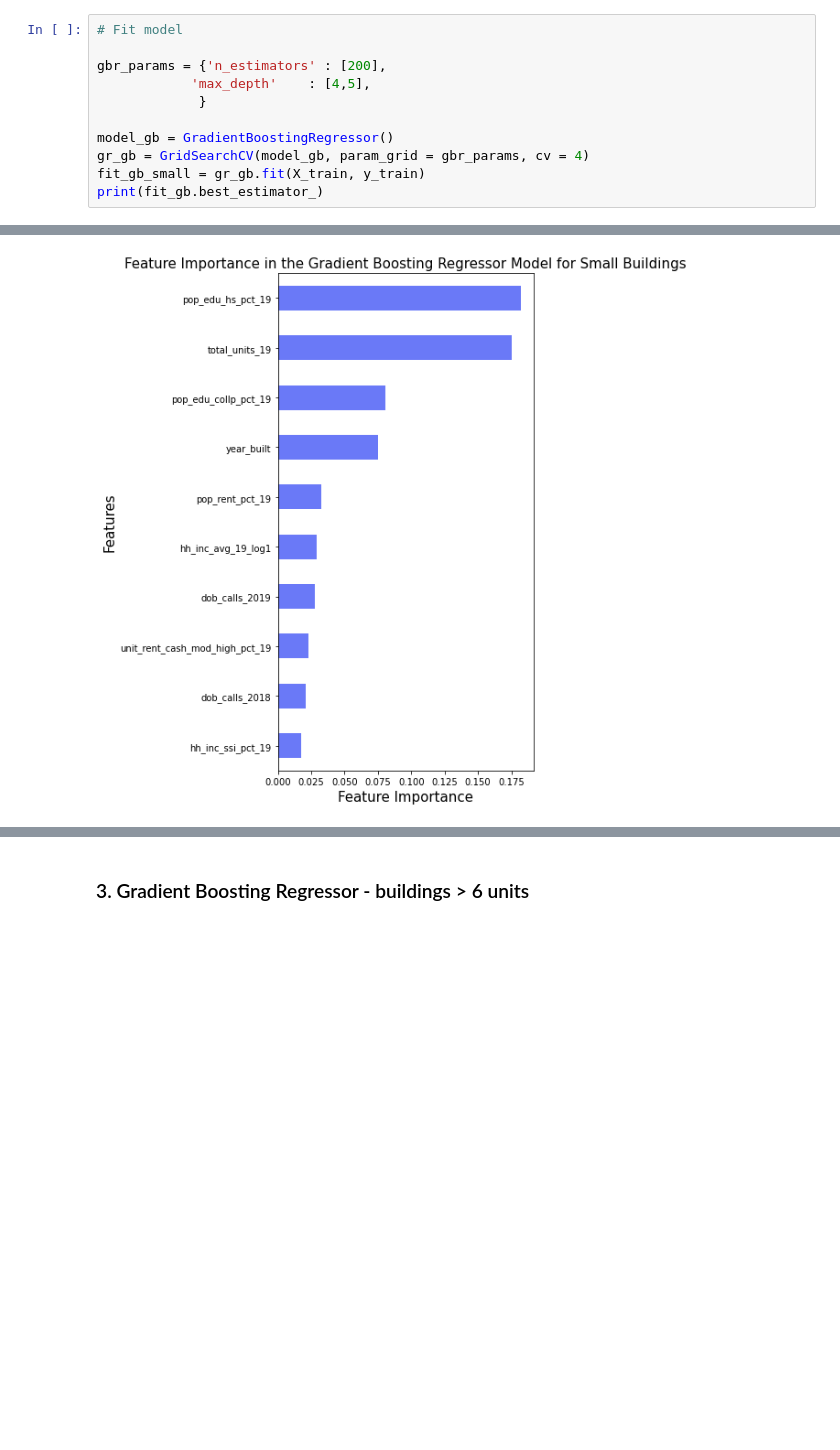
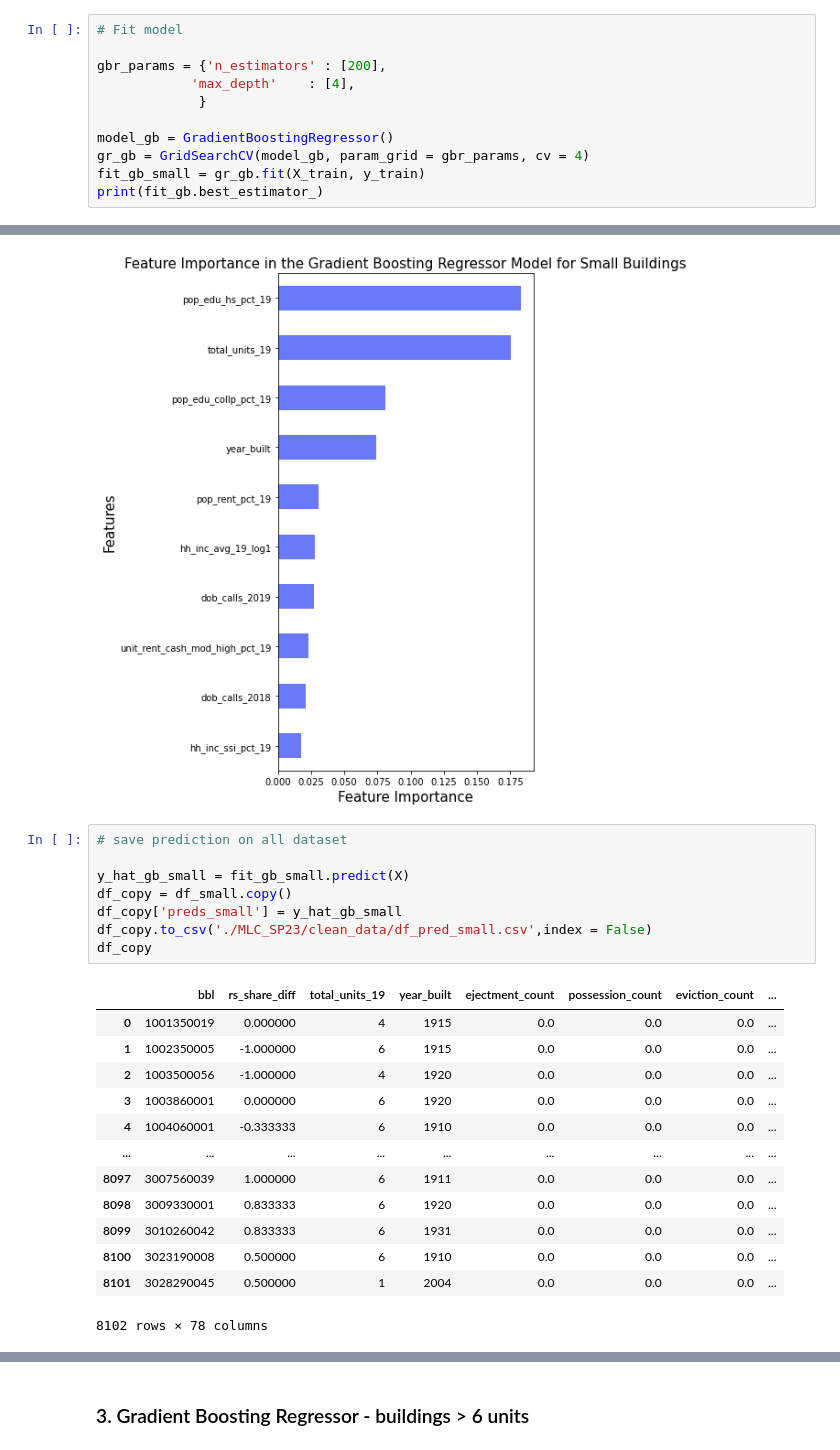
Before and after one commit to ajparaiso/MLC_SP23, a Jupyter notebook: 2.models/Model_Selection_Yujin.ipynb, the cells around one changed output, grey strips where cells are left out. Drawn from its saved outputs; the diff is of its cells as text; blank space fills up the shorter version.

```diff
--- a/2.models/Model_Selection_Yujin.ipynb
+++ b/2.models/Model_Selection_Yujin.ipynb
@@ -105,7 +161,7 @@ X_train, X_test, y_train, y_test = train_test_split(X, y, test_size=0.25, random
 # Fit model
 
 gbr_params = {'n_estimators' : [200],
-            'max_depth'    : [4,5],
+            'max_depth'    : [4],
              }
 
 model_gb = GradientBoostingRegressor()
@@ -150,3 +206,25 @@ plt.ylabel('Features',fontsize = 15)
 plt.show()
 # %% [output]
 [figure]
+# %%
+# save prediction on all dataset
+
+y_hat_gb_small = fit_gb_small.predict(X)
+df_copy = df_small.copy()
+df_copy['preds_small'] = y_hat_gb_small
+df_copy.to_csv('./MLC_SP23/clean_data/df_pred_small.csv',index = False)
+df_copy
+# %% [output]
+|  | bbl | rs_share_diff | total_units_19 | year_built | ejectment_count | possession_count | eviction_count | ... |
+| 0 | 1001350019 | 0.000000 | 4 | 1915 | 0.0 | 0.0 | 0.0 | ... |
+| 1 | 1002350005 | -1.000000 | 6 | 1915 | 0.0 | 0.0 | 0.0 | ... |
+| 2 | 1003500056 | -1.000000 | 4 | 1920 | 0.0 | 0.0 | 0.0 | ... |
+| 3 | 1003860001 | 0.000000 | 6 | 1920 | 0.0 | 0.0 | 0.0 | ... |
+| 4 | 1004060001 | -0.333333 | 6 | 1910 | 0.0 | 0.0 | 0.0 | ... |
+| ... | ... | ... | ... | ... | ... | ... | ... | ... |
+| 8097 | 3007560039 | 1.000000 | 6 | 1911 | 0.0 | 0.0 | 0.0 | ... |
+| 8098 | 3009330001 | 0.833333 | 6 | 1920 | 0.0 | 0.0 | 0.0 | ... |
+| 8099 | 3010260042 | 0.833333 | 6 | 1931 | 0.0 | 0.0 | 0.0 | ... |
+| 8100 | 3023190008 | 0.500000 | 6 | 1910 | 0.0 | 0.0 | 0.0 | ... |
+| 8101 | 3028290045 | 0.500000 | 1 | 2004 | 0.0 | 0.0 | 0.0 | ... |
+8102 rows × 78 columns
```
Also changed, not shown: parts of 35 cells of this notebook.
